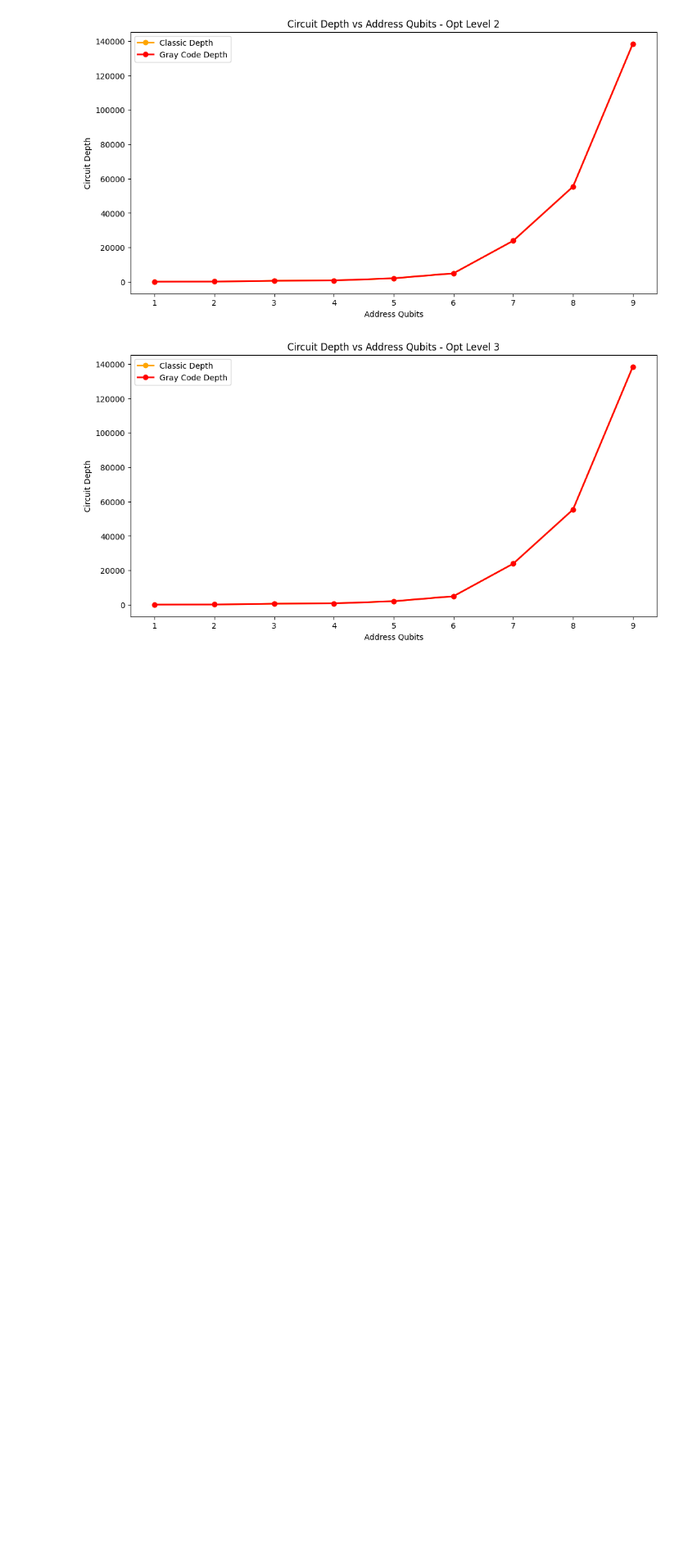
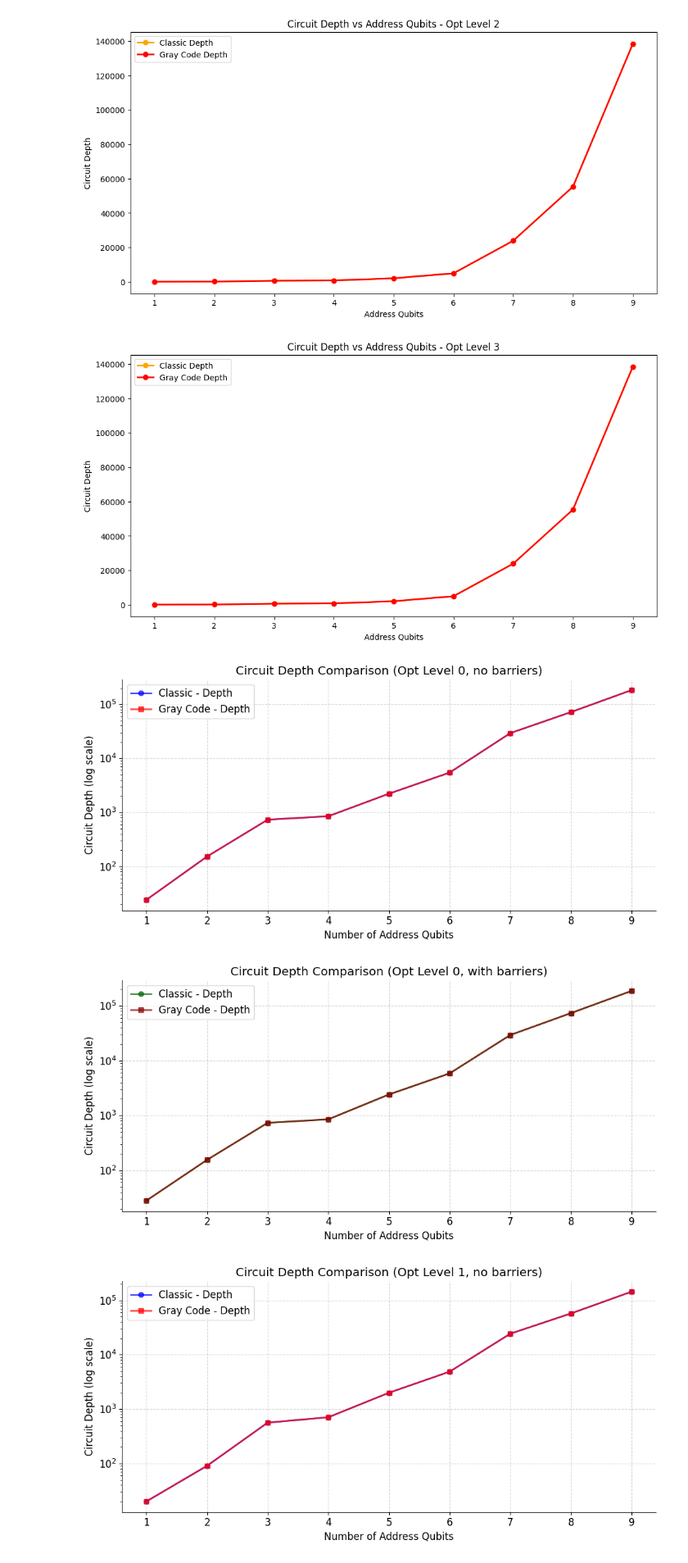
Before and after one commit to daviderossi11/quantum, a Jupyter notebook: quantum/main.ipynb, the cells around one changed output. Shown at 82% size. Cells and saved outputs as stored; diff of their text form; code cells hidden in the pictures; blank space fills up the shorter version.

```diff
--- a/quantum/main.ipynb
+++ b/quantum/main.ipynb
@@ -366,7 +366,7 @@ for i in range(0,4):
     plt.xlabel('Address Qubits')
     plt.ylabel('Circuit Size')
     plt.title(f'Circuit Size vs Address Qubits - Opt Level {i}')
-    plt.plot(size, classic_opt_size, marker='o', color='orange', linewidth=2, label='Classic Size')
+    plt.plot(size, classic_opt_size, marker='o', color='orange', linewidth=2, label='Classic Size',)
     plt.plot(size, gray_opt_size, marker='o', color='red', linewidth=2, label='Gray Code Size')
     plt.legend()
     plt.show()
@@ -412,0 +435,59 @@ for i in range(0,4):
+# %%
+import json
+import matplotlib.pyplot as plt
+import numpy as np
+
+# Carica i dati dal file JSON
+file_path = "circuit_metrics_data.json"
+
+with open(file_path, "r") as f:
+    data = json.load(f)
+
+# Lista dei livelli di ottimizzazione e impostazioni barrier
+opt_levels = sorted(map(int, data.keys()))  # Converti le chiavi in interi e ordina
+barrier_options = ["no_barriers", "with_barriers"]
+
+# Impostazioni dei colori
+colors = {
+    "no_barriers": {"classic": "blue", "graycode": "red"},
+    "with_barriers": {"classic": "darkgreen", "graycode": "darkred"}
+}
+
+# 🔄 Itera su ogni livello di ottimizzazione e su entrambe le configurazioni dei barrier
+for opt in opt_levels:
+    for barrier_setting in barrier_options:
+        # Estrai i dati dai circuiti Classic e Gray Code per il livello di ottimizzazione corrente
+        address_qubits = data[str(opt)][barrier_setting]["address_qubits"]
+
+        classic_depth = np.array(data[str(opt)][barrier_setting]["classic"]["optimized_depth"])
+        graycode_depth = np.array(data[str(opt)][barrier_setting]["graycode"]["optimized_depth"])
+
+        # 📊 Grafico: Confronto della Profondità del Circuito con trasparenza
+        plt.figure(figsize=(10, 5))
+
+        # Se la profondità è troppo grande, rendi la linea più trasparente
+        alpha_val = 0.7 if max(graycode_depth) > 5000 else 1.0
+
+        plt.plot(address_qubits, classic_depth, marker='o', linestyle='-', linewidth=2,
+                 color=colors[barrier_setting]["classic"], alpha=alpha_val, label="Classic - Depth")
+        plt.plot(address_qubits, graycode_depth, marker='s', linestyle='-', linewidth=2,
+                 color=colors[barrier_setting]["graycode"], alpha=alpha_val, label="Gray Code - Depth")
+
+        plt.xlabel("Number of Address Qubits")
+        plt.ylabel("Circuit Depth")
+        plt.title(f"Circuit Depth Comparison (Opt Level {opt}, {barrier_setting.replace('_', ' ')})")
+
+        plt.legend()
+        plt.grid(True, linestyle="--", alpha=0.5)
+
+        # Se il gap tra valori è molto grande, usa scala logaritmica
+        if max(graycode_depth) > 10000:
+            plt.yscale("log")
+            plt.ylabel("Circuit Depth (log scale)")
+
+        plt.tight_layout()
+        plt.show()
+# %% [output]
+[figure, added]
+[figure, added]
+[figure, added]
```
Also changed, not shown: parts of 6 cells of this notebook, 8 other files.
